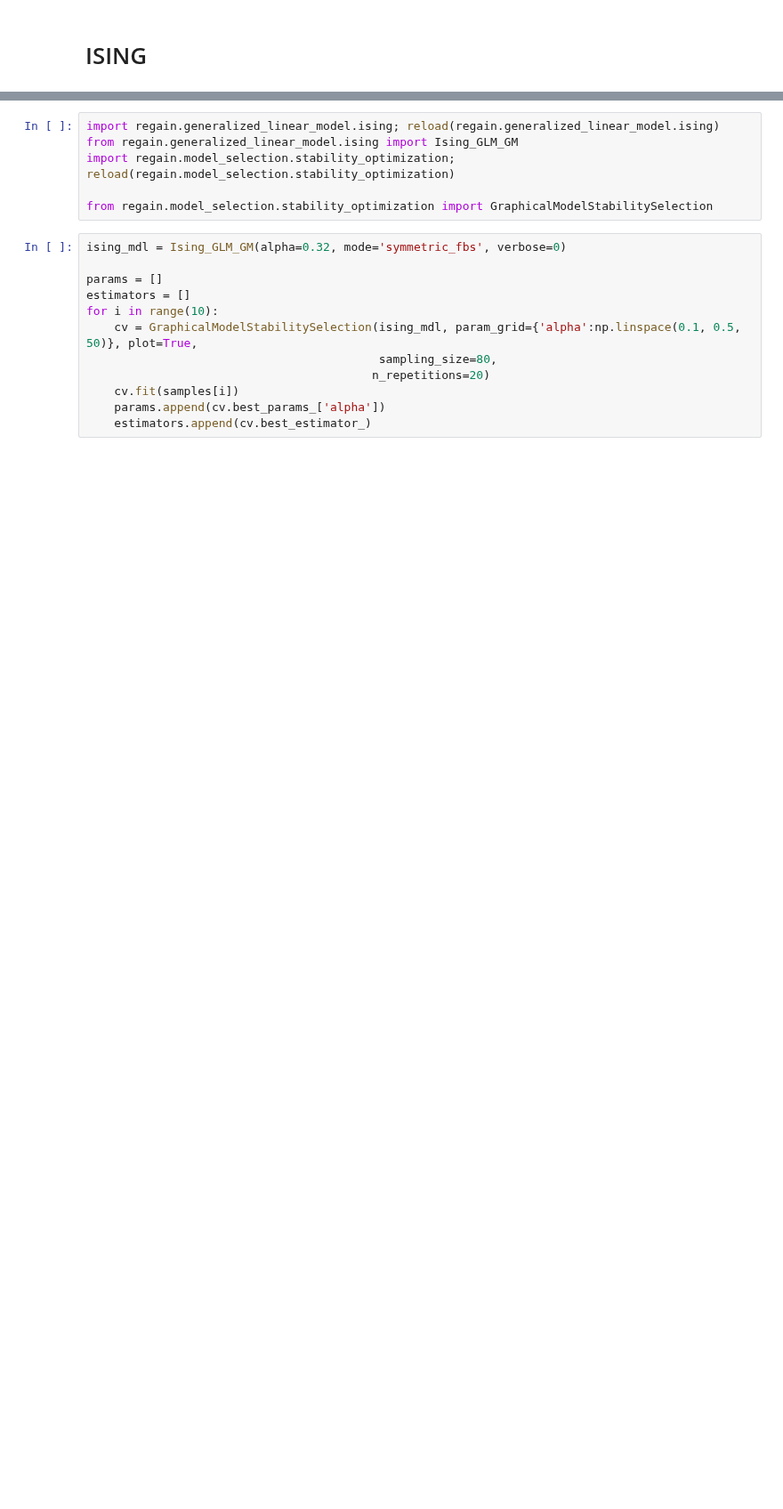
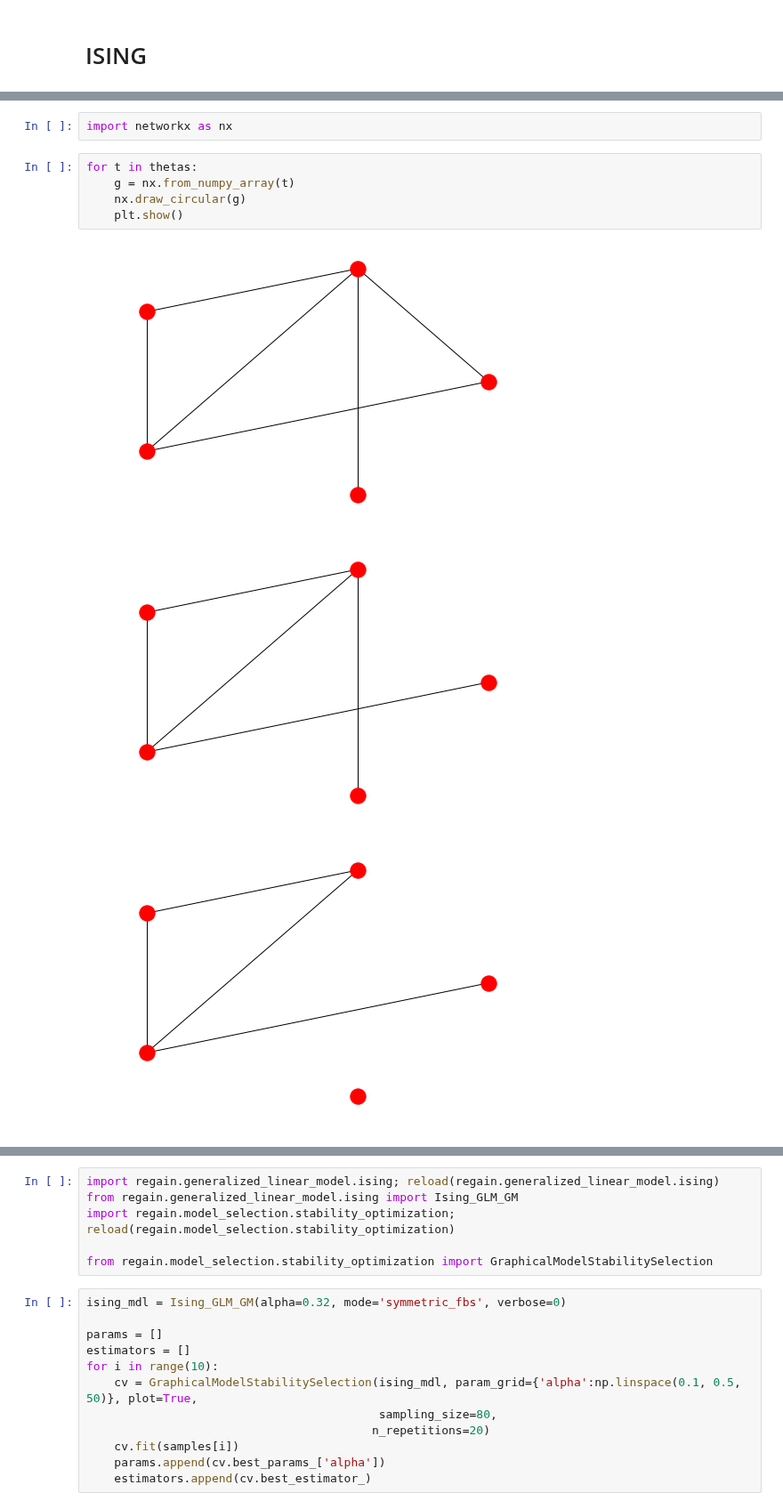
Before and after one commit to fdtomasi/regain, a Jupyter notebook: notebooks/temporal/Test temporal graphical model inference.ipynb, the cells around one changed output, grey strips where cells are left out. Shown at 89% size. Drawn from its saved outputs; the diff is of its cells as text; blank space fills up the shorter version.

```diff
--- a/notebooks/temporal/Test temporal graphical model inference.ipynb
+++ b/notebooks/temporal/Test temporal graphical model inference.ipynb
@@ -39,3 +43,14 @@ samples, thetas = make_dataset(
  distribution='ising', change=2)
 # %% [output]
 l1
+# %%
+import networkx as nx
+# %%
+for t in thetas:
+    g = nx.from_numpy_array(t)
+    nx.draw_circular(g)
+    plt.show()
+# %% [output]
+[figure, added]
+[figure, added]
+[figure, added]
```
Also changed, not shown: parts of 23 cells of this notebook, 4 other files.
